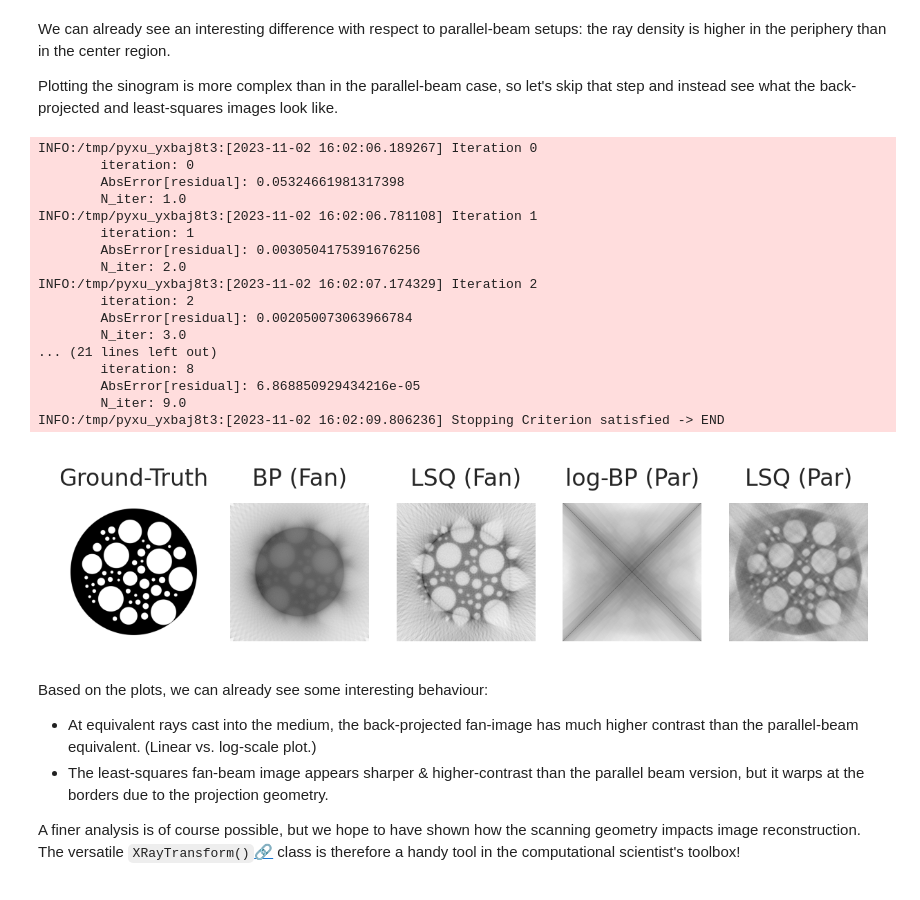
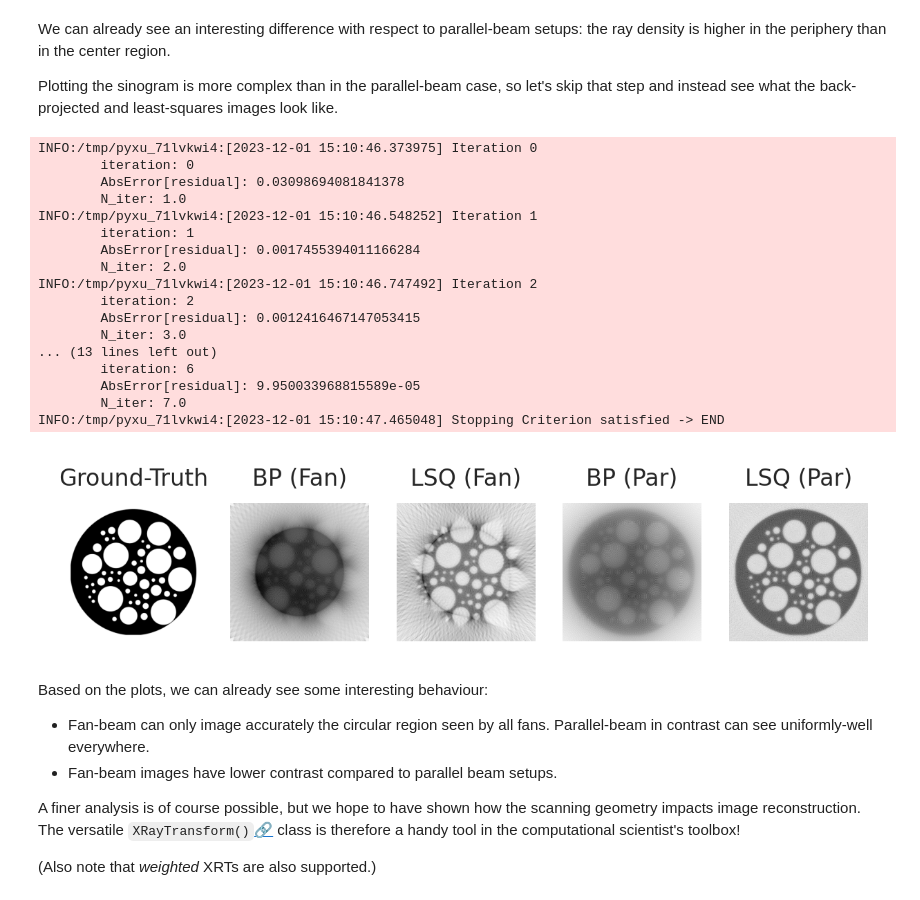
Before and after one commit to pyxu-org/pyxu, a Jupyter notebook: doc/examples/xray.ipynb, the cells around one changed output. Cells and saved outputs as stored; diff of their text form; code cells hidden in the pictures.

```diff
--- a/doc/examples/xray.ipynb
+++ b/doc/examples/xray.ipynb
@@ -97,7 +96,7 @@ def create_2D_phantom(shape: tuple[int], seed: int) -> np.ndarray:
     I = (I - I.min()) / I.ptp()
     return I
 
-N_side = 512  # N_px = N_side**2
+N_side = 300  # N_px = N_side**2
 pitch = 1e-4  # m/px [can differ per axis]
 phantom = create_2D_phantom(shape=(N_side, N_side), seed=5)
 im_kwargs = dict(
@@ -129,7 +128,7 @@ N_offset = 200
 angle = np.linspace(0, np.pi, N_angle, endpoint=False)
 n = np.stack([np.cos(angle), np.sin(angle)], axis=1)
 
-t = n[:, [1, 0]]  # <n, t> = 0
+t = n[:, [1, 0]] * np.r_[-1, 1]  # <n, t> = 0
 t_max = pitch * N_side / 2 * 1.1  # 10% over ball radius
 t_offset = np.linspace(-t_max, t_max, N_offset, endpoint=True)
 
@@ -206,10 +205,10 @@ I_LSQ = op_para_u.pinv(sinogram.reshape(-1), damp=0).reshape(phantom.shape)
 # Plot the images ==================================================
 fig, ax = plt.subplots(1, 3, figsize=[4, 6])
 ax[0].imshow(phantom, **im_kwargs)
-ax[1].imshow(np.log(I_BP), **im_kwargs)
+ax[1].imshow(I_BP, **im_kwargs)
 ax[2].imshow(I_LSQ, **im_kwargs)
 ax[0].set_title("Ground-Truth")
-ax[1].set_title("log-BackProj")
+ax[1].set_title("BackProj")
 ax[2].set_title("LS")
 for _ax in ax:
     _ax.axis("off")
@@ -254,26 +242,0 @@ phantom at different $r$ values and see how the radial resolution changes.
-# %%
-# We only need to change `t_spec` to create our non-uniformly sampled XRT.
-radial_threshold = np.r_[0.15, 0.3, 0.55]
-
-op_para_nu = []
-for rt in radial_threshold:
-    # Let's build the necessary components to instantiate the operator. ========================
-    t_max = pitch * N_side / np.sqrt(2)  # we go until the diagonal max size now.
-    t_offset_inside = np.linspace(-t_max * rt, t_max * rt, N_offset//2, endpoint=False)
-    t_offset_outside = np.linspace(t_max * rt, t_max, N_offset//4, endpoint=True)
-    t_offset = np.r_[-t_offset_outside, t_offset_inside, t_offset_outside]
-
-
-    t_spec = t.reshape(N_angle, 1, 2) * t_offset.reshape(N_offset, 1)  # (N_angle, N_offset, 2)
-    t_spec += pitch * N_side / 2  # Move anchor point to the center of volume.
-    # ==========================================================================================
-
-    op = pxr.XRayTransform.init(
-        arg_shape=(N_side, N_side),
-        origin=0,  # bottom-left corner of volume located at (0, 0)
-        pitch=pitch,  # pixel dimensions. (Can vary per axis.)
-        method="ray-trace",
-        n_spec=n_spec.reshape(-1, 2),  # (N_ray, 2) directions
-        t_spec=t_spec.reshape(-1, 2),  # (N_ray, 2)
-    )
-    op_para_nu.append((rt, op))
@@ -398,49 +302,50 @@ back-projected and least-squares images look like.
 # %%
 # Compute backprojected image and LSQ image. =======================
 sinogram = op_fan.apply(phantom.reshape(-1)).reshape(N_angle, N_offset)
 I_BP = op_fan.adjoint(sinogram.reshape(-1)).reshape(phantom.shape)
 I_LSQ = op_fan.pinv(sinogram.reshape(-1), damp=0).reshape(phantom.shape)
 
 # Plot the images ==================================================
 fig, ax = plt.subplots(1, 5, figsize=[5, 7])
 ax[0].imshow(phantom, **im_kwargs)
 ax[1].imshow(I_BP, **im_kwargs)
 ax[2].imshow(I_LSQ, **im_kwargs)
-ax[3].imshow(np.log(I_BP_u), **im_kwargs)
+ax[3].imshow(I_BP_u, **im_kwargs)
 ax[4].imshow(I_LSQ_u, **im_kwargs)
 ax[0].set_title("Ground-Truth")
 ax[1].set_title("BP (Fan)")
 ax[2].set_title("LSQ (Fan)")
-ax[3].set_title("log-BP (Par)")
+ax[3].set_title("BP (Par)")
 ax[4].set_title("LSQ (Par)")
 for _ax in ax:
     _ax.axis("off")
 # %% [output]
-INFO:/tmp/pyxu_yxbaj8t3:[2023-11-02 16:02:06.189267] Iteration 0
+INFO:/tmp/pyxu_71lvkwi4:[2023-12-01 15:10:46.373975] Iteration 0
         iteration: 0
-        AbsError[residual]: 0.05324661981317398
+        AbsError[residual]: 0.03098694081841378
         N_iter: 1.0
-INFO:/tmp/pyxu_yxbaj8t3:[2023-11-02 16:02:06.781108] Iteration 1
+INFO:/tmp/pyxu_71lvkwi4:[2023-12-01 15:10:46.548252] Iteration 1
         iteration: 1
-        AbsError[residual]: 0.0030504175391676256
+        AbsError[residual]: 0.0017455394011166284
         N_iter: 2.0
-INFO:/tmp/pyxu_yxbaj8t3:[2023-11-02 16:02:07.174329] Iteration 2
+INFO:/tmp/pyxu_71lvkwi4:[2023-12-01 15:10:46.747492] Iteration 2
         iteration: 2
-        AbsError[residual]: 0.002050073063966784
+        AbsError[residual]: 0.0012416467147053415
         N_iter: 3.0
-... (21 lines left out)
-        iteration: 8
-        AbsError[residual]: 6.868850929434216e-05
-        N_iter: 9.0
-INFO:/tmp/pyxu_yxbaj8t3:[2023-11-02 16:02:09.806236] Stopping Criterion satisfied -> END
+... (13 lines left out)
+        iteration: 6
+        AbsError[residual]: 9.950033968815589e-05
+        N_iter: 7.0
+INFO:/tmp/pyxu_71lvkwi4:[2023-12-01 15:10:47.465048] Stopping Criterion satisfied -> END
-[figure, old version]
+[figure, new version]
 # %% [markdown]
 Based on the plots, we can already see some interesting behaviour:
 
-* At equivalent rays cast into the medium, the back-projected fan-image has much higher contrast than the parallel-beam equivalent. (Linear vs. log-scale plot.)
-* The least-squares fan-beam image appears sharper & higher-contrast than the parallel beam version, but it warps at
-  the borders due to the projection geometry.
+* Fan-beam can only image accurately the circular region seen by all fans. Parallel-beam in contrast can see uniformly-well everywhere.
+* Fan-beam images have lower contrast compared to parallel beam setups.
 
 A finer analysis is of course possible, but we hope to have shown how the scanning geometry impacts image
 reconstruction. The versatile `XRayTransform()`[🔗](../api/experimental/xray.html#pyxu.experimental.xray.XRayTransform)
 class is therefore a handy tool in the computational scientist's toolbox!
+
+(Also note that *weighted* XRTs are also supported.)
```
Also changed, not shown: parts of 14 cells of this notebook.
